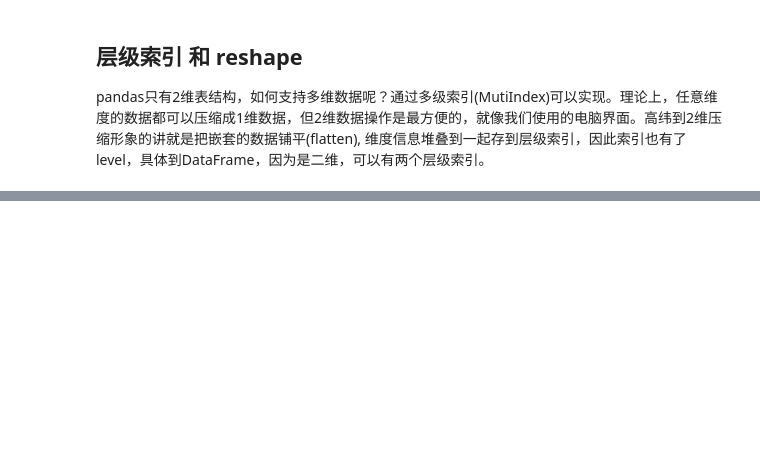
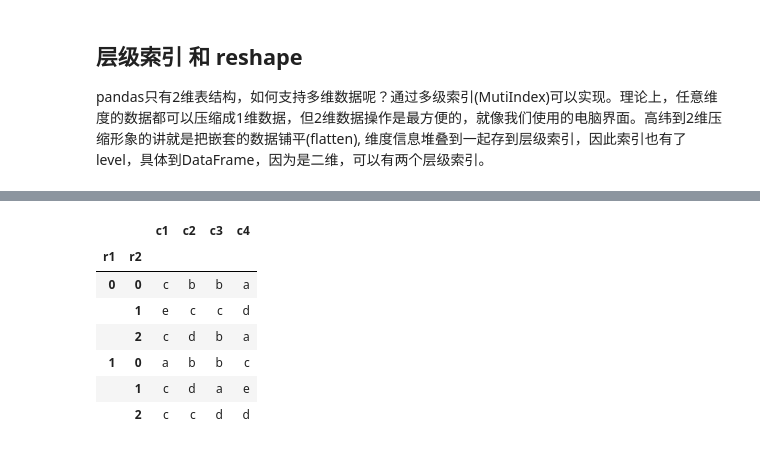
Before and after one commit to yanfenglee/pandas.ipynb, a Jupyter notebook: pandas.ipynb, the cells around one changed output, grey strips where cells are left out. Cells and saved outputs as stored; diff of their text form; code cells hidden in the pictures; blank space fills up the shorter version.

```diff
--- a/pandas.ipynb
+++ b/pandas.ipynb
@@ -366,0 +499,13 @@ df
+# %%
+# 列转行，数据变高变窄 shape=(2x3)x4
+df = df.stack()
+df
+# %% [output]
+|  |  | c1 | c2 | c3 | c4 |
+| r1 | r2 |  |  |  |  |
+| 0 | 0 | c | b | b | a |
+|  | 1 | e | c | c | d |
+|  | 2 | c | d | b | a |
+| 1 | 0 | a | b | b | c |
+|  | 1 | c | d | a | e |
+|  | 2 | c | c | d | d |
```
Also changed, not shown: parts of 48 cells of this notebook.
